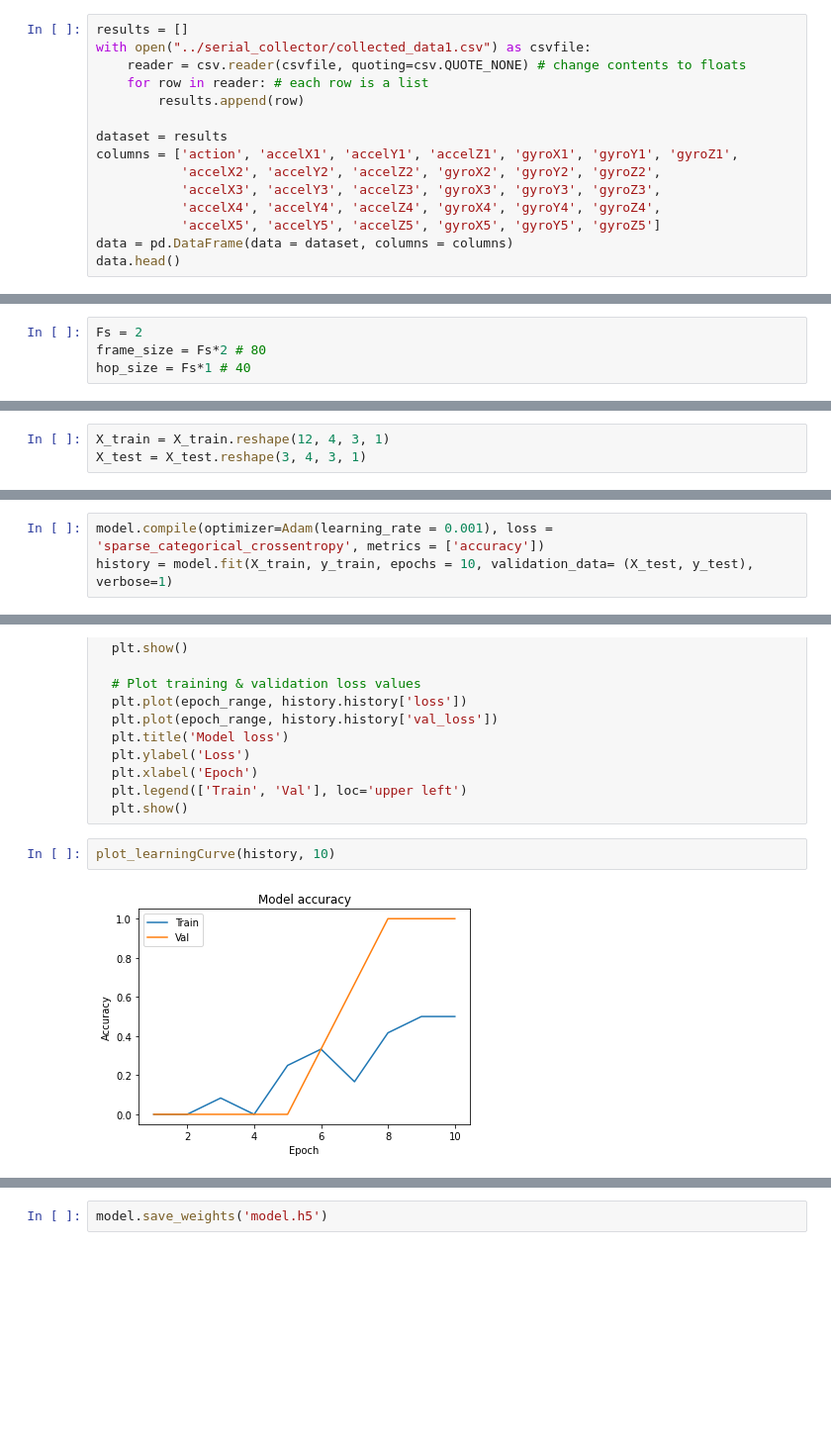
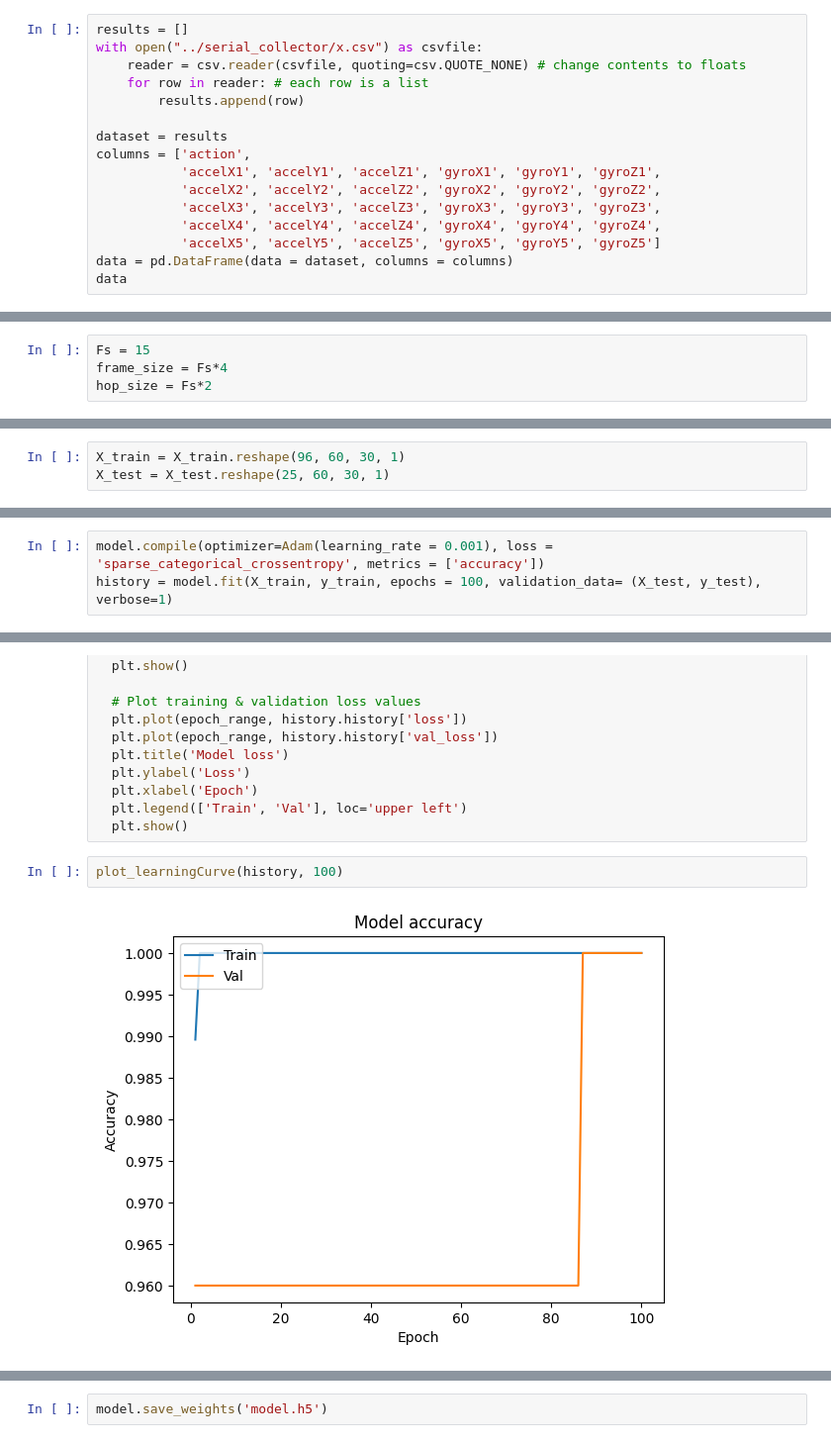
Before and after one commit to csabakoos/projektmunka, a Jupyter notebook: notebooks/model_generator/model_generator.ipynb, the cells around one changed output, grey strips where cells are left out. Shown at 99% size. Saved outputs shown, nothing was run; the diff lists cells and outputs as text; blank space fills up the shorter version.

```diff
--- a/notebooks/model_generator/model_generator.ipynb
+++ b/notebooks/model_generator/model_generator.ipynb
@@ -16,18 +16,19 @@ from sklearn.model_selection import train_test_split
 from sklearn.preprocessing import StandardScaler, LabelEncoder
 # %%
 results = []
-with open("../serial_collector/collected_data1.csv") as csvfile:
+with open("../serial_collector/x.csv") as csvfile:
     reader = csv.reader(csvfile, quoting=csv.QUOTE_NONE) # change contents to floats
     for row in reader: # each row is a list
         results.append(row)
 
 dataset = results
-columns = ['action', 'accelX1', 'accelY1', 'accelZ1', 'gyroX1', 'gyroY1', 'gyroZ1',
+columns = ['action',
+           'accelX1', 'accelY1', 'accelZ1', 'gyroX1', 'gyroY1', 'gyroZ1',
            'accelX2', 'accelY2', 'accelZ2', 'gyroX2', 'gyroY2', 'gyroZ2',
            'accelX3', 'accelY3', 'accelZ3', 'gyroX3', 'gyroY3', 'gyroZ3',
            'accelX4', 'accelY4', 'accelZ4', 'gyroX4', 'gyroY4', 'gyroZ4',
            'accelX5', 'accelY5', 'accelZ5', 'gyroX5', 'gyroY5', 'gyroZ5']
 data = pd.DataFrame(data = dataset, columns = columns)
-data.head()
+data
 # %% [output]
 |  | action | accelX1 | accelY1 | accelZ1 | gyroX1 | gyroY1 | gyroZ1 | accelX2 | accelY2 | accelZ2 | ... | ... |
@@ -147,9 +149,9 @@ scaled_X
 # %%
 import scipy.stats as stats
 # %%
-Fs = 2
-frame_size = Fs*2 # 80
-hop_size = Fs*1 # 40
+Fs = 15
+frame_size = Fs*4
+hop_size = Fs*2
 # %%
 def get_frames(df, frame_size, hop_size):
 
@@ -187,6 +224,6 @@ X_train.shape, X_test.shape
 # %%
-X_train = X_train.reshape(12, 4, 3, 1)
-X_test = X_test.reshape(3, 4, 3, 1)
+X_train = X_train.reshape(96, 60, 30, 1)
+X_test = X_test.reshape(25, 60, 30, 1)
 # %%
 model = Sequential()
 model.add(Conv2D(16, (2, 2), activation = 'relu', input_shape = X_train[0].shape))
@@ -203,5 +240,5 @@ model.add(Dropout(0.5))
 model.add(Dense(6, activation='softmax'))
 # %%
 model.compile(optimizer=Adam(learning_rate = 0.001), loss = 'sparse_categorical_crossentropy', metrics = ['accuracy'])
-history = model.fit(X_train, y_train, epochs = 10, validation_data= (X_test, y_test), verbose=1)
+history = model.fit(X_train, y_train, epochs = 100, validation_data= (X_test, y_test), verbose=1)
 # %% [output]
@@ -246,6 +285,6 @@ def plot_learningCurve(history, epochs):
   plt.legend(['Train', 'Val'], loc='upper left')
   plt.show()
 # %%
-plot_learningCurve(history, 10)
+plot_learningCurve(history, 100)
 # %% [output]
-[figure, old version]
+[figure, new version]
```
Also changed, not shown: parts of 16 cells of this notebook, 12 other files.
